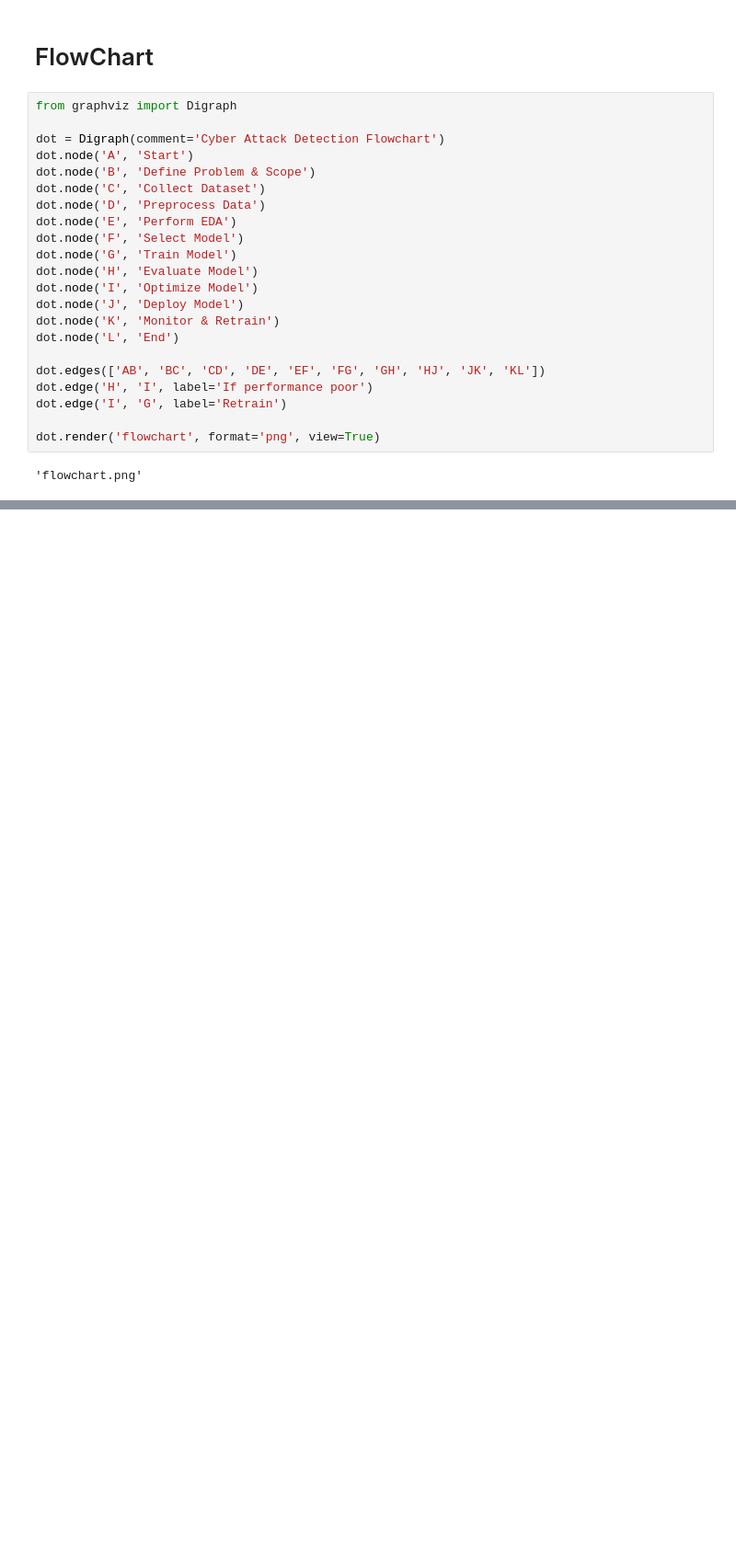
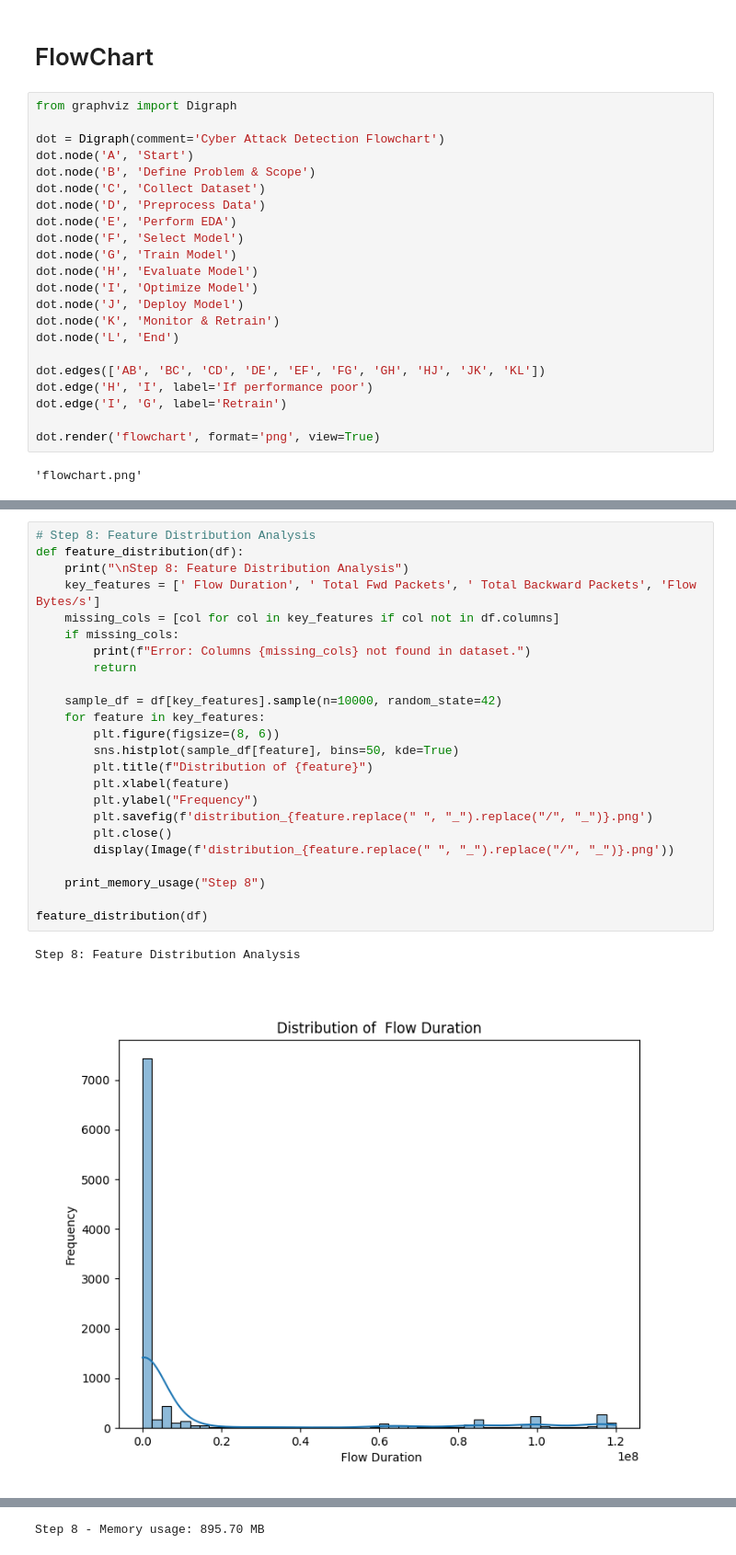
Before and after one commit to fjadidi2001/Cyber-Attack-Detection, a Jupyter notebook: CyberAttackDetection.ipynb, the cells around one changed output, grey strips where cells are left out. Shown: that part at 92% size. Drawn from its saved outputs; the diff is of its cells as text; blank space fills up the shorter version.

```diff
--- a/CyberAttackDetection.ipynb
+++ b/CyberAttackDetection.ipynb
@@ -352,0 +404,27 @@ Error: No numerical columns found for correlation.
+# %%
+# Step 8: Feature Distribution Analysis
+def feature_distribution(df):
+    print("\nStep 8: Feature Distribution Analysis")
+    key_features = [' Flow Duration', ' Total Fwd Packets', ' Total Backward Packets', 'Flow Bytes/s']
+    missing_cols = [col for col in key_features if col not in df.columns]
+    if missing_cols:
+        print(f"Error: Columns {missing_cols} not found in dataset.")
+        return
+
+    sample_df = df[key_features].sample(n=10000, random_state=42)
+    for feature in key_features:
+        plt.figure(figsize=(8, 6))
+        sns.histplot(sample_df[feature], bins=50, kde=True)
+        plt.title(f"Distribution of {feature}")
+        plt.xlabel(feature)
+        plt.ylabel("Frequency")
+        plt.savefig(f'distribution_{feature.replace(" ", "_").replace("/", "_")}.png')
+        plt.close()
+        display(Image(f'distribution_{feature.replace(" ", "_").replace("/", "_")}.png'))
+
+    print_memory_usage("Step 8")
+
+feature_distribution(df)
+# %% [output]
+Step 8: Feature Distribution Analysis
+[figure, added]
@@ -352,0 +434 @@ Error: No numerical columns found for correlation.
+Step 8 - Memory usage: 895.70 MB
```
Also changed, not shown: parts of 10 cells of this notebook.
